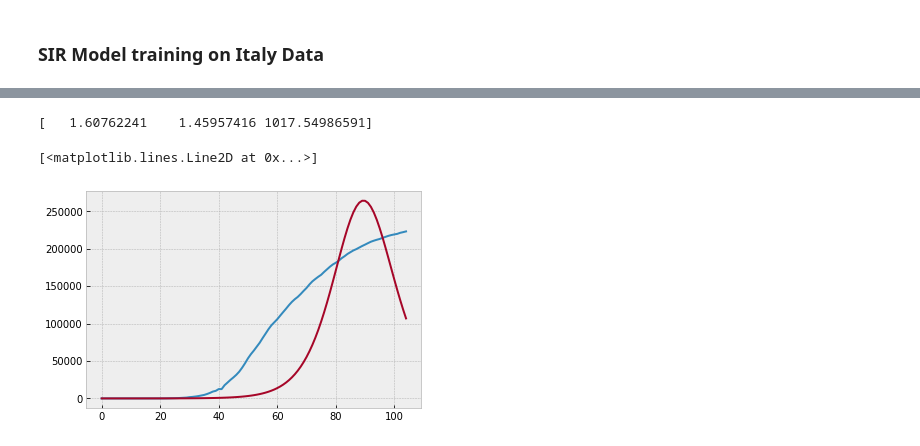
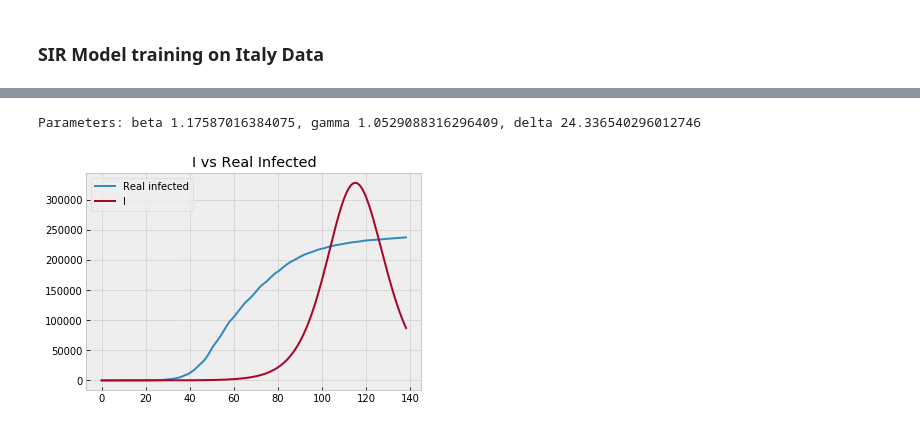
Before and after one commit to klchai/ML_COVID-19, a Jupyter notebook: ML_COVID-19.ipynb, the cells around one changed output, grey strips where cells are left out. Drawn from its saved outputs; the diff is of its cells as text; code cells hidden in the pictures.

```diff
--- a/ML_COVID-19.ipynb
+++ b/ML_COVID-19.ipynb
@@ -330,9 +337,9 @@ italy.head(5)
 # %%
 t=range(italy.shape[0])
 N = 60_485_321
-I=italy["infected"].to_numpy()
+I=italy["Confirmed"].to_numpy()
 sir=SIRModel()
 params=sir.fit(t,N,I)
 print("Params:",params)
-S, I, R = sir.res(t,N,I)
+S_n, I_n, R_n = sir.res(t,N,I)
 # %% [output]
@@ -387,23 +401,25 @@ S, E, I, R = ret.T
 # %%
 def fit(t, bt, gma, delta):
     res = odeint(deriv_SEIR, y0, t, args=(N, bt, gma, delta))
     S, E, I, R = res.T
     return I
 
-real_infected = df_italy["infected"].to_numpy()
-real_recov = df_italy["recovered"].to_numpy()
+real_infected = df_italy["Confirmed"].to_numpy()
+real_recov = df_italy["Recovered"].to_numpy()
 params, pcov = curve_fit(fit, t, real_infected)
-print(params)
+print("Parameters: beta {0}, gamma {1}, delta {2}".format(params[0],params[1],params[2]))
 
 b,g,l=params
 ret_SEIR = odeint(deriv_SEIR, y0, t, args=(N, b, g, l))
 S_n, E_n, I_n, R_n = ret_SEIR.T
 
-plt.plot(real_infected)
-plt.plot(I_n)
+plt.plot(real_infected,label="Real infected")
+plt.plot(I_n,label="I")
+plt.legend()
+plt.title("I vs Real Infected")
+plt.show()
 # %% [output]
-[   1.60762241    1.45957416 1017.54986591]
+Parameters: beta 1.17587016384075, gamma 1.0529088316296409, delta 24.336540296012746
-[<matplotlib.lines.Line2D at 0x...>]
-[figure, old version]
+[figure, new version]
 # %%
 def plotseird(t, S, E, I, R, D=None, L=None, R0=None, Alpha=None, CFR=None):
```
Also changed, not shown: parts of 14 cells of this notebook, 5 other files.
